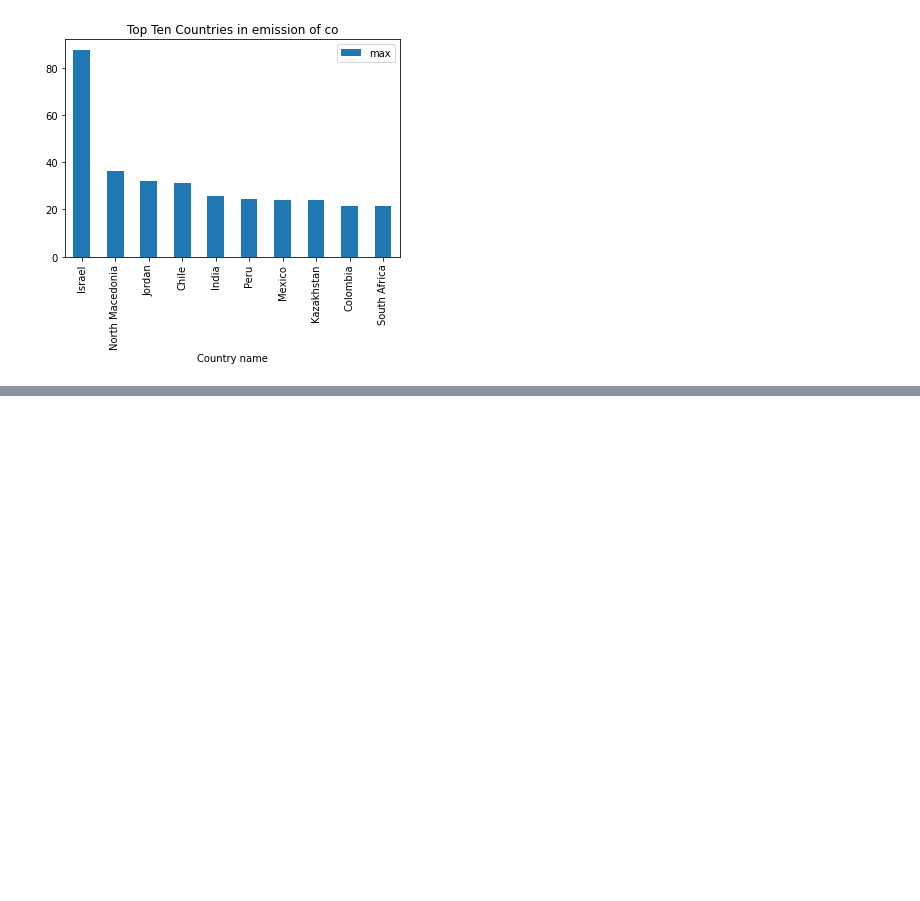
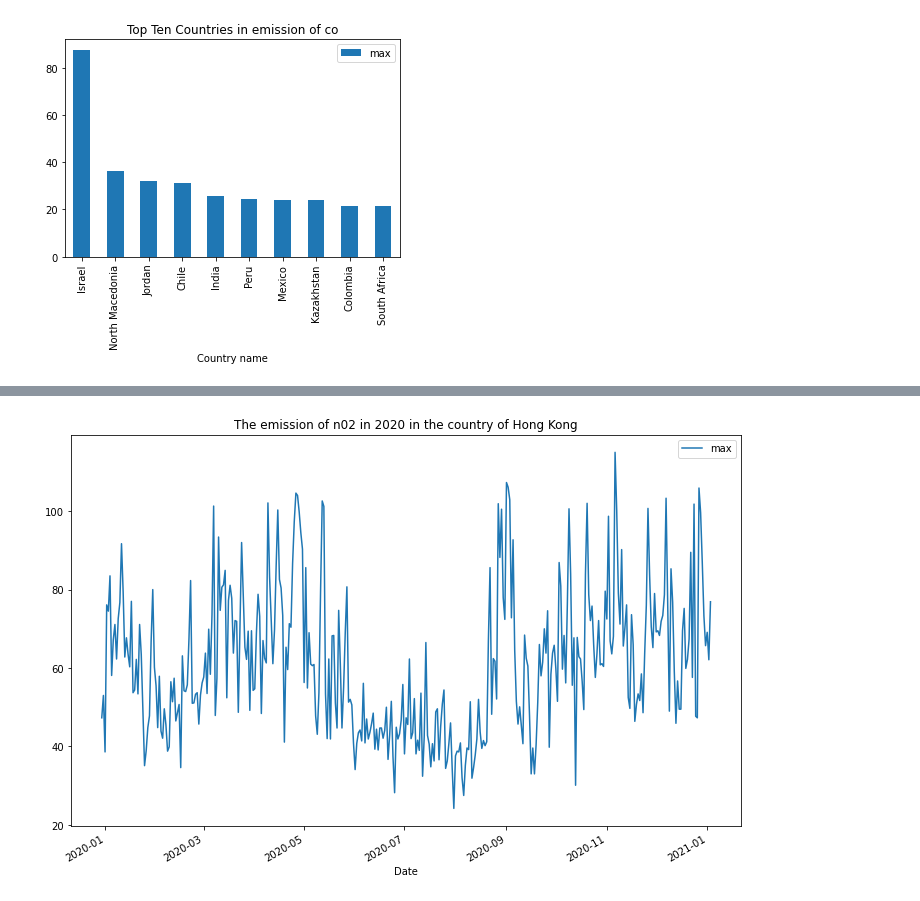
Before and after one commit to Raouaaa/Lockdowns-Impact-on-Air-Quality, a Jupyter notebook: notebooks/top_ten_countries_cities.ipynb, the cells around one changed output, grey strips where cells are left out. Saved outputs shown, nothing was run; the diff lists cells and outputs as text; code cells hidden in the pictures; blank space fills up the shorter version.

```diff
--- a/notebooks/top_ten_countries_cities.ipynb
+++ b/notebooks/top_ten_countries_cities.ipynb
@@ -135,0 +157,9 @@ ax = df.plot.bar(x='Country name', y='max',title='Top Ten Countries in emission
+# %%
+df = dataFrame_one_specie_by_one_country('no2','Hong Kong')
+df = df[['Date', 'max']]
+df.set_index('Date',inplace=True)
+df.head()
+ts = df
+ax = ts.plot(title='The emission of n02 in 2020 in the country of Hong Kong',figsize=(12,8))
+# %% [output]
+[figure, added]
```
Also changed, not shown: parts of 2 cells of this notebook.
